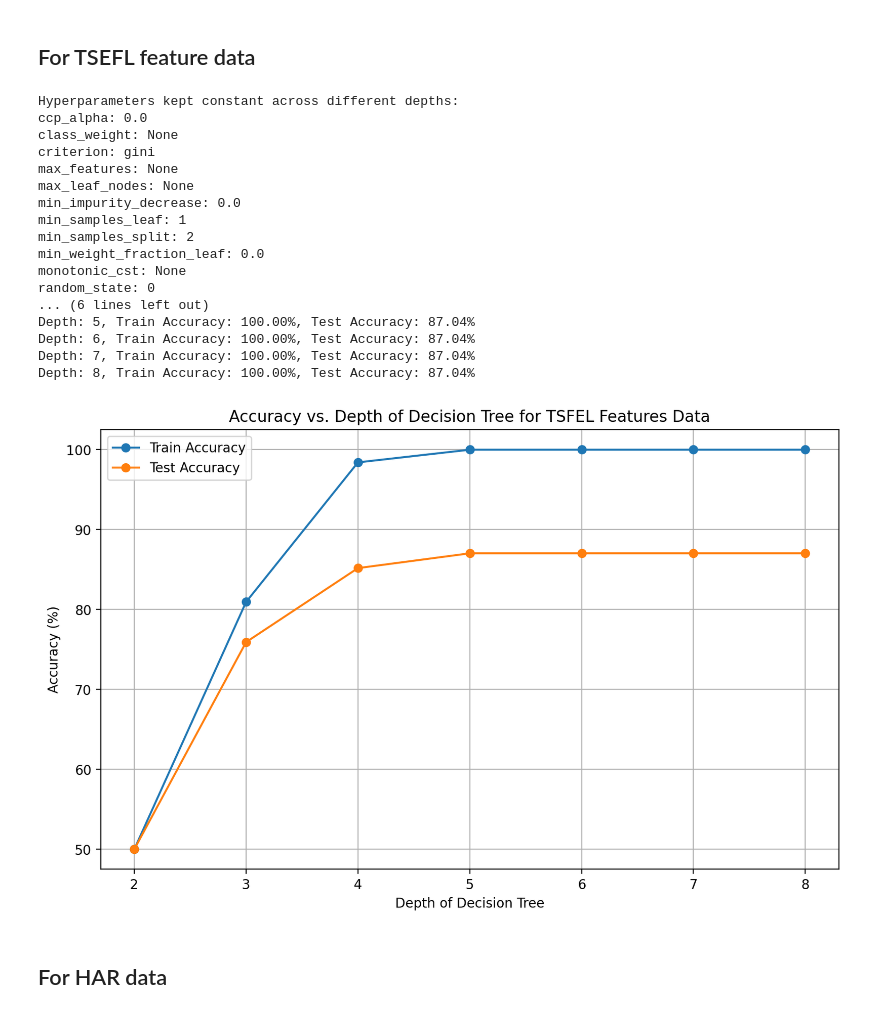
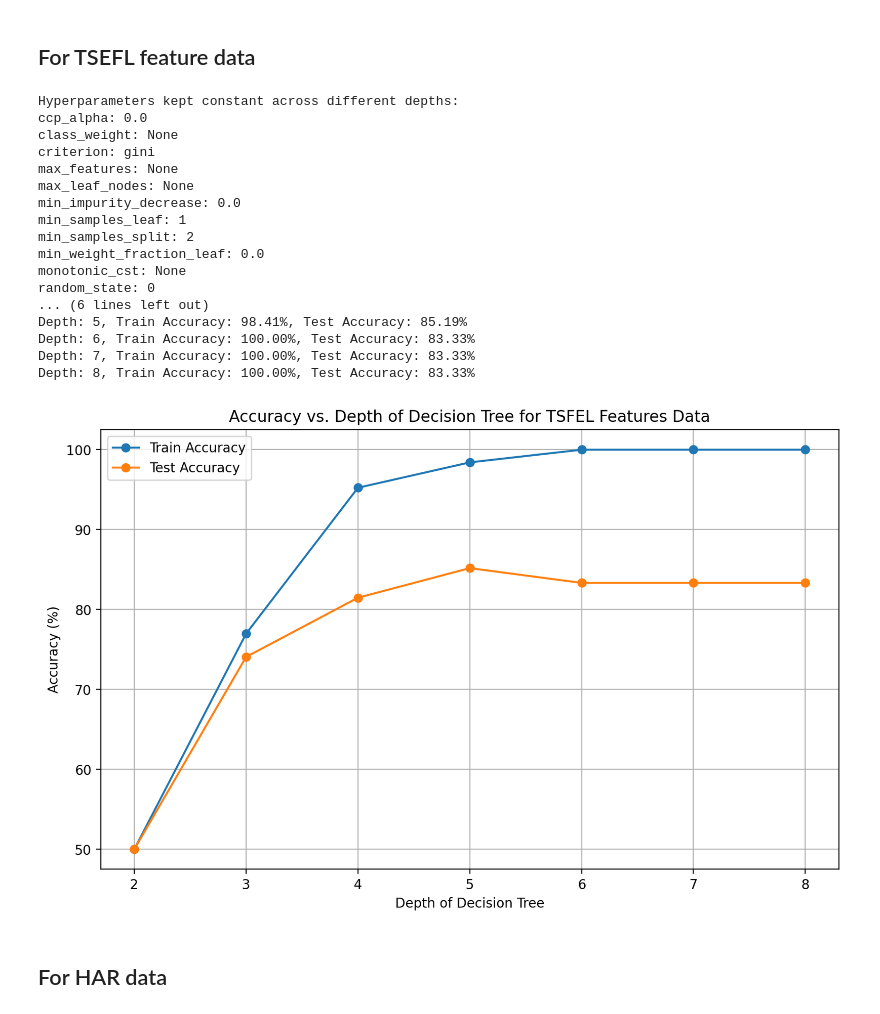
Before and after one commit to Karan-Gandhi/ES335-Assignment-1, a Jupyter notebook: task-2.ipynb, the cells around one changed output. Drawn from its saved outputs; the diff is of its cells as text; code cells hidden in the pictures.

```diff
--- a/task-2.ipynb
+++ b/task-2.ipynb
@@ -202,7 +202,7 @@ def load_tsfel_dataset(base_dir, dataset_type):
     return data, labels_encoded
 
 # Define the base directory path
-base_dir = r'Datasets/TSFEL_3axes_allfeatures'  # Update this with the actual path if different
+base_dir = 'Datasets/TSFEL_3axes_filteredfeatures'  # Update this with the actual path if different
 
 # Load Train and Test datasets
 X_train, y_train = load_tsfel_dataset(base_dir, 'Train')
@@ -530,7 +532,7 @@ Depth: 8, Train Accuracy: 100.00%, Test Accuracy: 59.26%
 ## For TSEFL feature data
 # %%
 # Define the base directory path
-base_dir = 'Datasets/TSFEL_3axes_allfeatures'  # Update this with the actual path if different
+base_dir = 'Datasets/TSFEL_3axes_filteredfeatures'
 
 # Load Train and Test datasets
 X_train, y_train = load_tsfel_dataset(base_dir, 'Train')
@@ -580,38 +582,38 @@ for depth in depths:
     test_accuracies.append(test_accuracy)
 
     # Print the results for each depth
     print(f"Depth: {depth}, Train Accuracy: {train_accuracy:.2f}%, Test Accuracy: {test_accuracy:.2f}%")
 
 # Plot the accuracy vs. depth
 plt.figure(figsize=(10, 6))
 plt.plot(depths, train_accuracies, label='Train Accuracy', marker='o')
 plt.plot(depths, test_accuracies, label='Test Accuracy', marker='o')
 plt.title('Accuracy vs. Depth of Decision Tree for TSFEL Features Data')
 plt.xlabel('Depth of Decision Tree')
 plt.ylabel('Accuracy (%)')
 plt.xticks(depths)
 plt.legend()
 plt.grid(True)
 plt.show()
 # %% [output]
 Hyperparameters kept constant across different depths:
 ccp_alpha: 0.0
 class_weight: None
 criterion: gini
 max_features: None
 max_leaf_nodes: None
 min_impurity_decrease: 0.0
 min_samples_leaf: 1
 min_samples_split: 2
 min_weight_fraction_leaf: 0.0
 monotonic_cst: None
 random_state: 0
 ... (6 lines left out)
-Depth: 5, Train Accuracy: 100.00%, Test Accuracy: 87.04%
-Depth: 6, Train Accuracy: 100.00%, Test Accuracy: 87.04%
-Depth: 7, Train Accuracy: 100.00%, Test Accuracy: 87.04%
-Depth: 8, Train Accuracy: 100.00%, Test Accuracy: 87.04%
+Depth: 5, Train Accuracy: 98.41%, Test Accuracy: 85.19%
+Depth: 6, Train Accuracy: 100.00%, Test Accuracy: 83.33%
+Depth: 7, Train Accuracy: 100.00%, Test Accuracy: 83.33%
+Depth: 8, Train Accuracy: 100.00%, Test Accuracy: 83.33%
-[figure, old version]
+[figure, new version]
 # %% [markdown]
 ## For HAR data
 # %%
```
Also changed, not shown: parts of 6 cells of this notebook.
